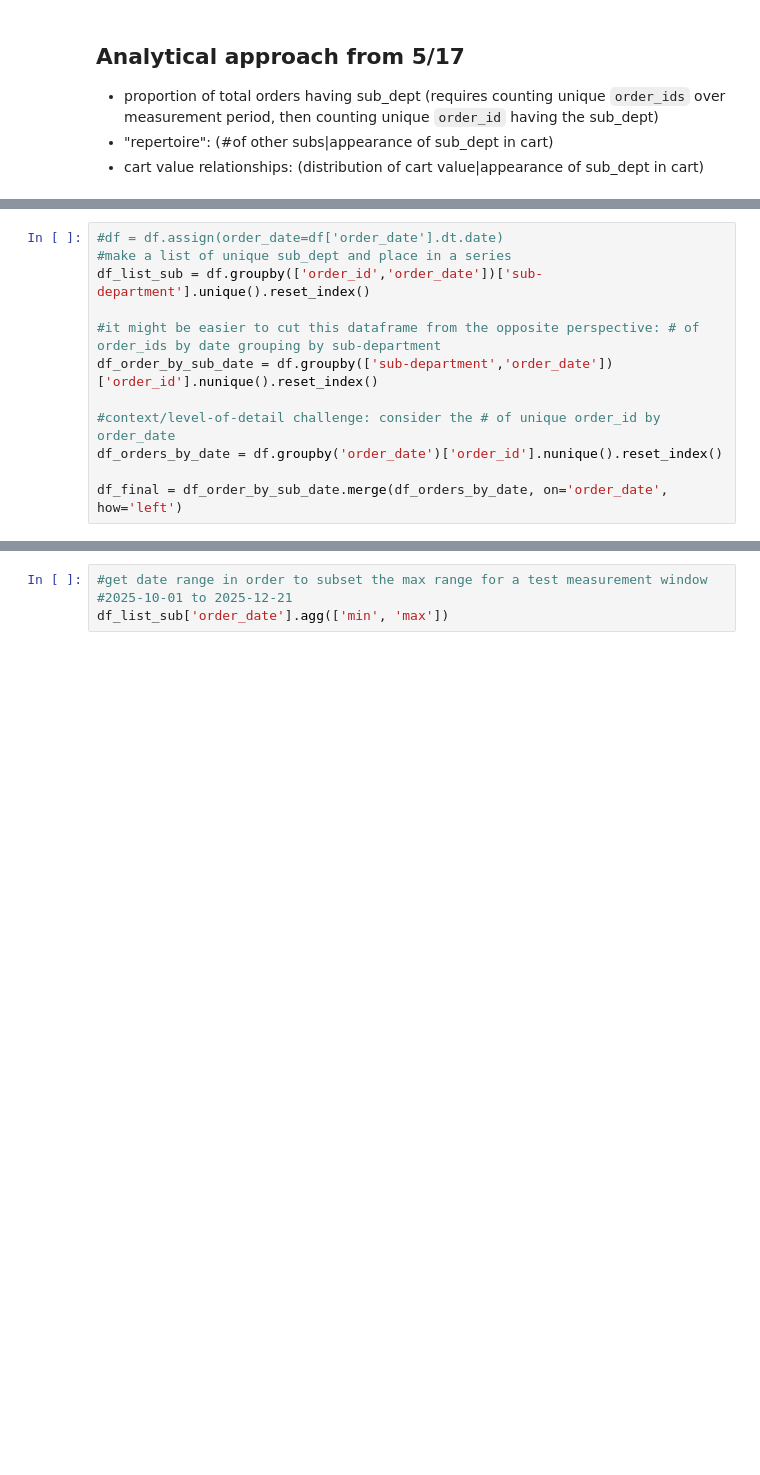
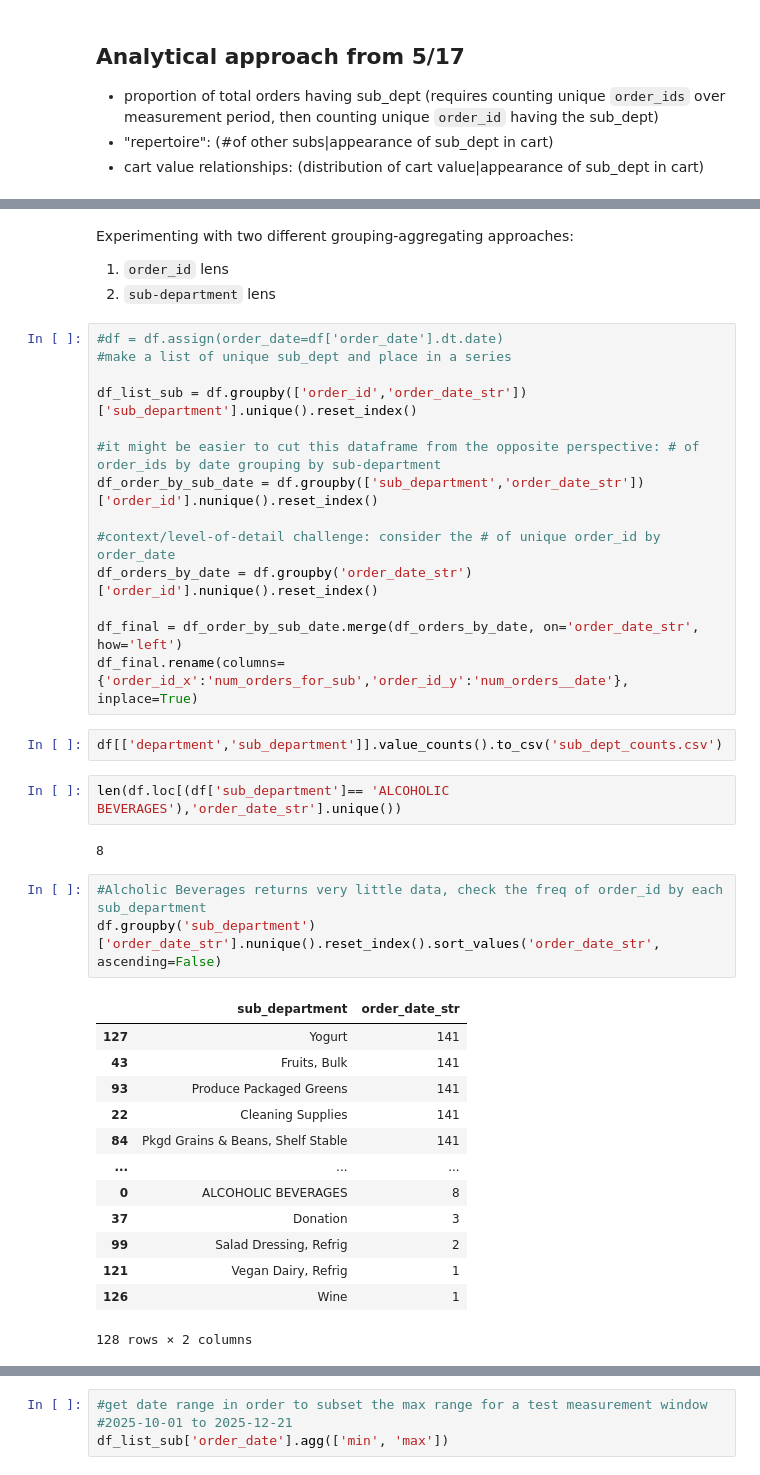
Before and after one commit to calleja/merchAnalysis, a Jupyter notebook: cart_analysis/cart_analysis.ipynb, the cells around one changed output, grey strips where cells are left out. Cells and saved outputs as stored; diff of their text form; blank space fills up the shorter version.

```diff
--- a/cart_analysis/cart_analysis.ipynb
+++ b/cart_analysis/cart_analysis.ipynb
@@ -199,16 +203,45 @@ sales                    float64
 dtype: object
+# %% [markdown]
+Experimenting with two different grouping-aggregating approaches:
+1. `order_id` lens
+2. `sub-department` lens
 # %%
 #df = df.assign(order_date=df['order_date'].dt.date)
 #make a list of unique sub_dept and place in a series
-df_list_sub = df.groupby(['order_id','order_date'])['sub-department'].unique().reset_index()
+
+df_list_sub = df.groupby(['order_id','order_date_str'])['sub_department'].unique().reset_index()
 
 #it might be easier to cut this dataframe from the opposite perspective: # of order_ids by date grouping by sub-department
-df_order_by_sub_date = df.groupby(['sub-department','order_date'])['order_id'].nunique().reset_index()
+df_order_by_sub_date = df.groupby(['sub_department','order_date_str'])['order_id'].nunique().reset_index()
 
 #context/level-of-detail challenge: consider the # of unique order_id by order_date
-df_orders_by_date = df.groupby('order_date')['order_id'].nunique().reset_index()
+df_orders_by_date = df.groupby('order_date_str')['order_id'].nunique().reset_index()
 
-df_final = df_order_by_sub_date.merge(df_orders_by_date, on='order_date', how='left')
+df_final = df_order_by_sub_date.merge(df_orders_by_date, on='order_date_str', how='left')
+df_final.rename(columns={'order_id_x':'num_orders_for_sub','order_id_y':'num_orders__date'}, inplace=True)
+# %%
+df[['department','sub_department']].value_counts().to_csv('sub_dept_counts.csv')
+# %%
+len(df.loc[(df['sub_department']== 'ALCOHOLIC BEVERAGES'),'order_date_str'].unique())
+# %% [output]
+8
+# %%
+#Alcholic Beverages returns very little data, check the freq of order_id by each sub_department
+df.groupby('sub_department')['order_date_str'].nunique().reset_index().sort_values('order_date_str', ascending=False)
+# %% [output]
+|  | sub_department | order_date_str |
+| 127 | Yogurt | 141 |
+| 43 | Fruits, Bulk | 141 |
+| 93 | Produce Packaged Greens | 141 |
+| 22 | Cleaning Supplies | 141 |
+| 84 | Pkgd Grains & Beans, Shelf Stable | 141 |
+| ... | ... | ... |
+| 0 | ALCOHOLIC BEVERAGES | 8 |
+| 37 | Donation | 3 |
+| 99 | Salad Dressing, Refrig | 2 |
+| 121 | Vegan Dairy, Refrig | 1 |
+| 126 | Wine | 1 |
+128 rows × 2 columns
 # %%
 #TODO: validate the two calculated columns here
 df_final.head()
```
Also changed, not shown: parts of 5 cells of this notebook, 5 other files.
